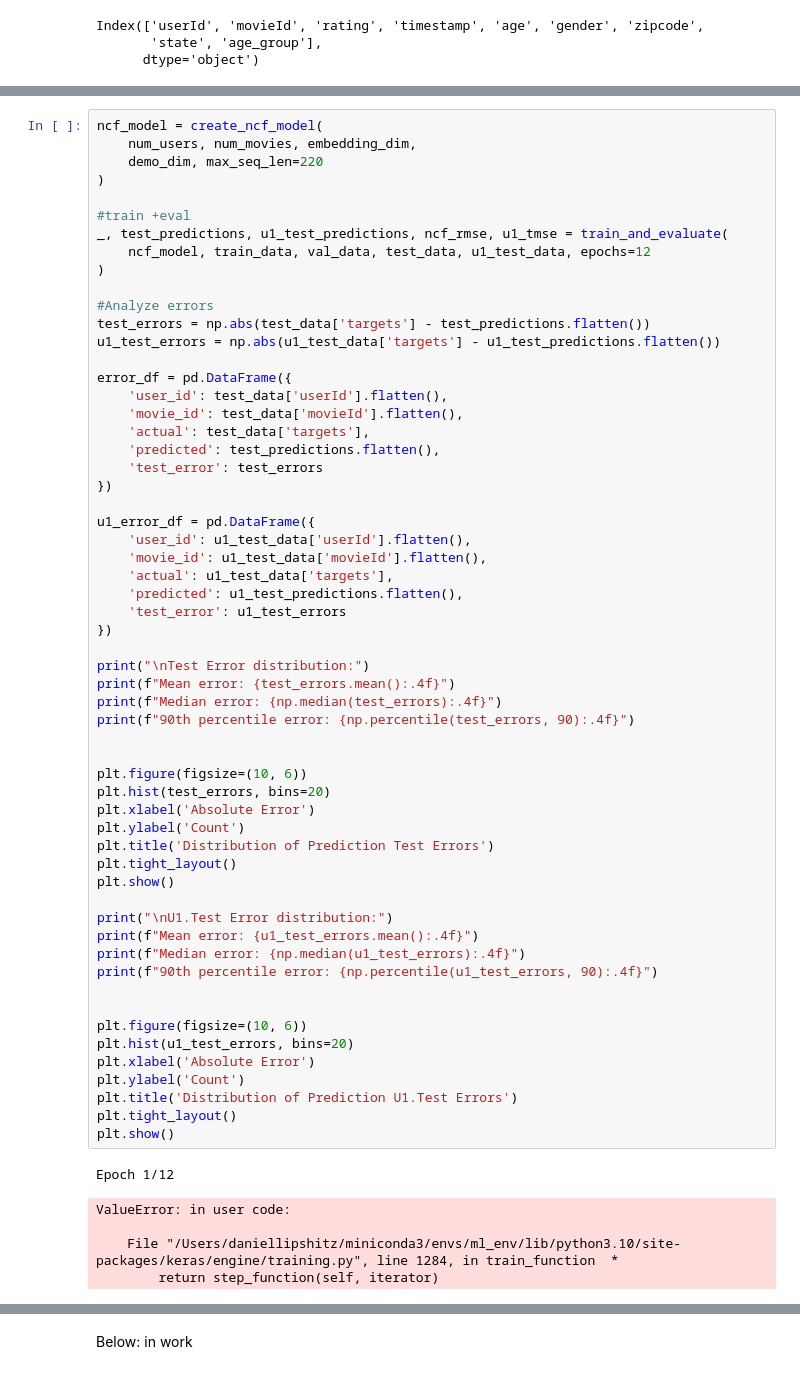
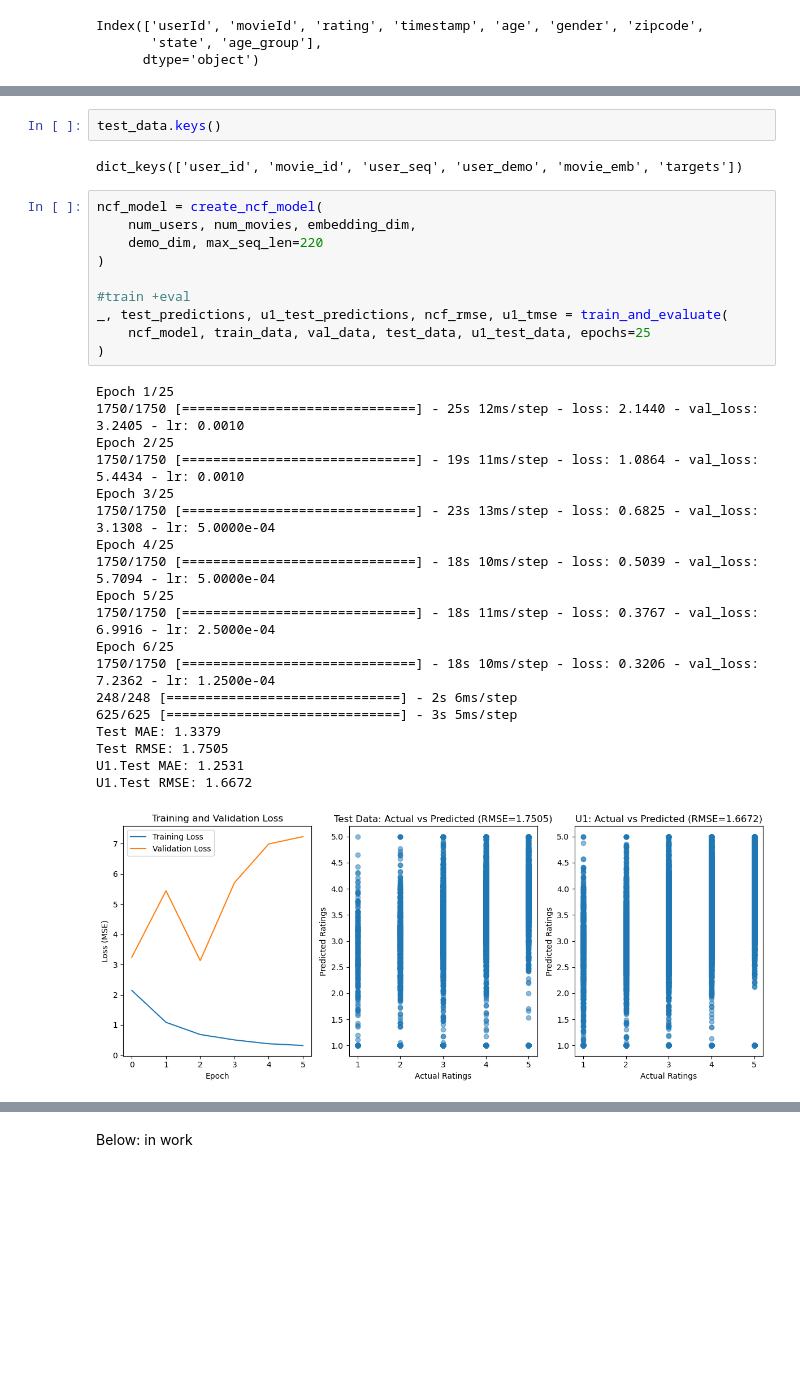
Before and after one commit to daniellipshitz/Recommender-System, a Jupyter notebook: Recommender System/recommender.ipynb, the cells around one changed output, grey strips where cells are left out. Drawn from its saved outputs; the diff is of its cells as text; blank space fills up the shorter version.

```diff
--- a/Recommender System/recommender.ipynb
+++ b/Recommender System/recommender.ipynb
@@ -2015,64 +2214,34 @@ movie_emb: shape=(56000, 64), dtype=float64
+# %%
+test_data.keys()
+# %% [output]
+dict_keys(['user_id', 'movie_id', 'user_seq', 'user_demo', 'movie_emb', 'targets'])
 # %%
 ncf_model = create_ncf_model(
     num_users, num_movies, embedding_dim,
     demo_dim, max_seq_len=220
 )
 
 #train +eval
 _, test_predictions, u1_test_predictions, ncf_rmse, u1_tmse = train_and_evaluate(
-    ncf_model, train_data, val_data, test_data, u1_test_data, epochs=12
+    ncf_model, train_data, val_data, test_data, u1_test_data, epochs=25
 )
-
-#Analyze errors
-test_errors = np.abs(test_data['targets'] - test_predictions.flatten())
-u1_test_errors = np.abs(u1_test_data['targets'] - u1_test_predictions.flatten())
-
-error_df = pd.DataFrame({
-    'user_id': test_data['userId'].flatten(),
-    'movie_id': test_data['movieId'].flatten(),
-    'actual': test_data['targets'],
-    'predicted': test_predictions.flatten(),
-    'test_error': test_errors
-})
-
-u1_error_df = pd.DataFrame({
-    'user_id': u1_test_data['userId'].flatten(),
-    'movie_id': u1_test_data['movieId'].flatten(),
-    'actual': u1_test_data['targets'],
-    'predicted': u1_test_predictions.flatten(),
-    'test_error': u1_test_errors
-})
-
-print("\nTest Error distribution:")
-print(f"Mean error: {test_errors.mean():.4f}")
-print(f"Median error: {np.median(test_errors):.4f}")
-print(f"90th percentile error: {np.percentile(test_errors, 90):.4f}")
-
-
-plt.figure(figsize=(10, 6))
-plt.hist(test_errors, bins=20)
-plt.xlabel('Absolute Error')
-plt.ylabel('Count')
-plt.title('Distribution of Prediction Test Errors')
-plt.tight_layout()
-plt.show()
-
-print("\nU1.Test Error distribution:")
-print(f"Mean error: {u1_test_errors.mean():.4f}")
-print(f"Median error: {np.median(u1_test_errors):.4f}")
-print(f"90th percentile error: {np.percentile(u1_test_errors, 90):.4f}")
-
-
-plt.figure(figsize=(10, 6))
-plt.hist(u1_test_errors, bins=20)
-plt.xlabel('Absolute Error')
-plt.ylabel('Count')
-plt.title('Distribution of Prediction U1.Test Errors')
-plt.tight_layout()
-plt.show()
 # %% [output]
-Epoch 1/12
+Epoch 1/25
+1750/1750 [==============================] - 25s 12ms/step - loss: 2.1440 - val_loss: 3.2405 - lr: 0.0010
+Epoch 2/25
+1750/1750 [==============================] - 19s 11ms/step - loss: 1.0864 - val_loss: 5.4434 - lr: 0.0010
+Epoch 3/25
+1750/1750 [==============================] - 23s 13ms/step - loss: 0.6825 - val_loss: 3.1308 - lr: 5.0000e-04
+Epoch 4/25
+1750/1750 [==============================] - 18s 10ms/step - loss: 0.5039 - val_loss: 5.7094 - lr: 5.0000e-04
+Epoch 5/25
+1750/1750 [==============================] - 18s 11ms/step - loss: 0.3767 - val_loss: 6.9916 - lr: 2.5000e-04
+Epoch 6/25
+1750/1750 [==============================] - 18s 10ms/step - loss: 0.3206 - val_loss: 7.2362 - lr: 1.2500e-04
+248/248 [==============================] - 2s 6ms/step
+625/625 [==============================] - 3s 5ms/step
+Test MAE: 1.3379
+Test RMSE: 1.7505
+U1.Test MAE: 1.2531
+U1.Test RMSE: 1.6672
-ValueError: in user code:
-
-    File "/Users/daniellipshitz/miniconda3/envs/ml_env/lib/python3.10/site-packages/keras/engine/training.py", line 1284, in train_function  *
-        return step_function(self, iterator)
+[figure, added]
```
Also changed, not shown: parts of 13 cells of this notebook.
